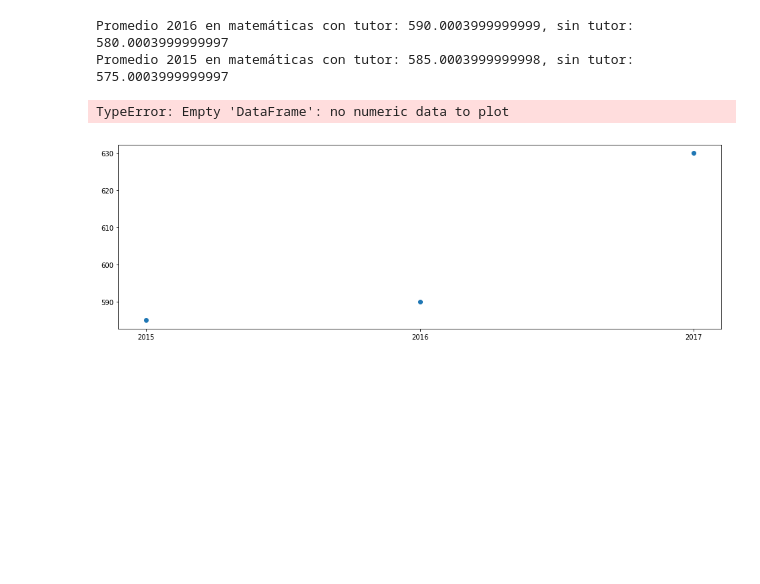
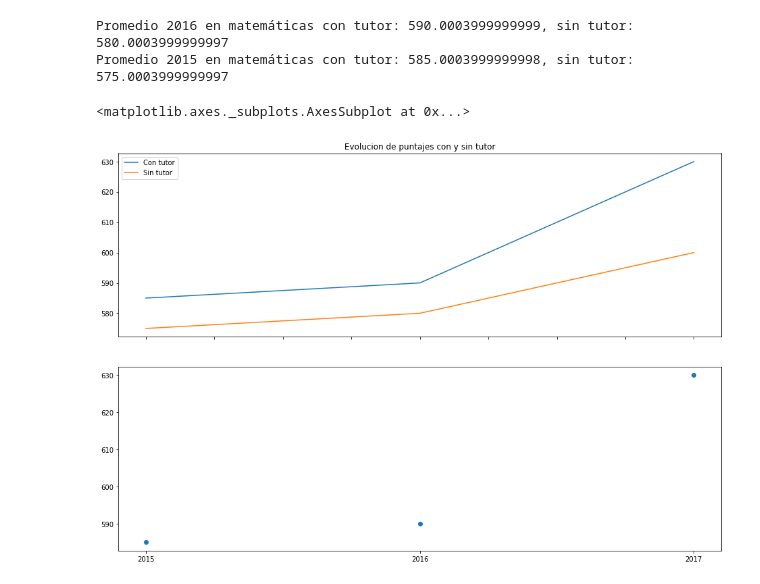
Before and after one commit to Lebikse/curso-bid-ejercicios, a Jupyter notebook: ejercicio-3.2/ejercicio-3.2.ipynb, the cells around one changed output. Drawn from its saved outputs; the diff is of its cells as text; code cells hidden in the pictures; blank space fills up the shorter version.

```diff
--- a/ejercicio-3.2/ejercicio-3.2.ipynb
+++ b/ejercicio-3.2/ejercicio-3.2.ipynb
@@ -65,19 +65,20 @@ Promedio 2015 en matemáticas con tutor: 585.0003999999998, sin tutor: 575.00039
 # %%
 x = [2015, 2016, 2017]
 y1 = [matem15_ct, matem16_ct, matem17_ct]
 y2 = [matem15_st, matem16_st, matem17_st]
 
 y = [[y1], [y2]]
 
 y1d = {'2015': matem15_ct, '2016': matem16_ct, '2017': matem17_ct}
 y2d = {'2015': matem15_st, '2016': matem16_st, '2017': matem17_st}
 
 d = {'Con tutor': y1d, 'Sin tutor': y2d}
-df = pd.DataFrame(data=d, columns=x)
+df = pd.DataFrame(data=d)
 
 df.plot(title='Evolucion de puntajes con y sin tutor', figsize=[16,5])
 # %% [output]
-TypeError: Empty 'DataFrame': no numeric data to plot
+<matplotlib.axes._subplots.AxesSubplot at 0x...>
+[figure, added]
 # %%
 fig_size = [16, 5]
 plt.rcParams["figure.figsize"] = fig_size
```
Also changed, not shown: 36 other files.
